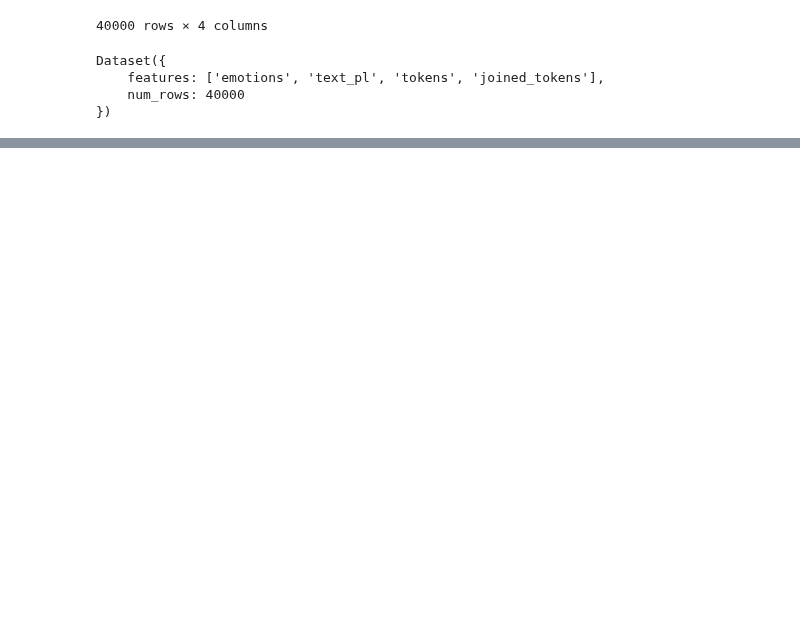
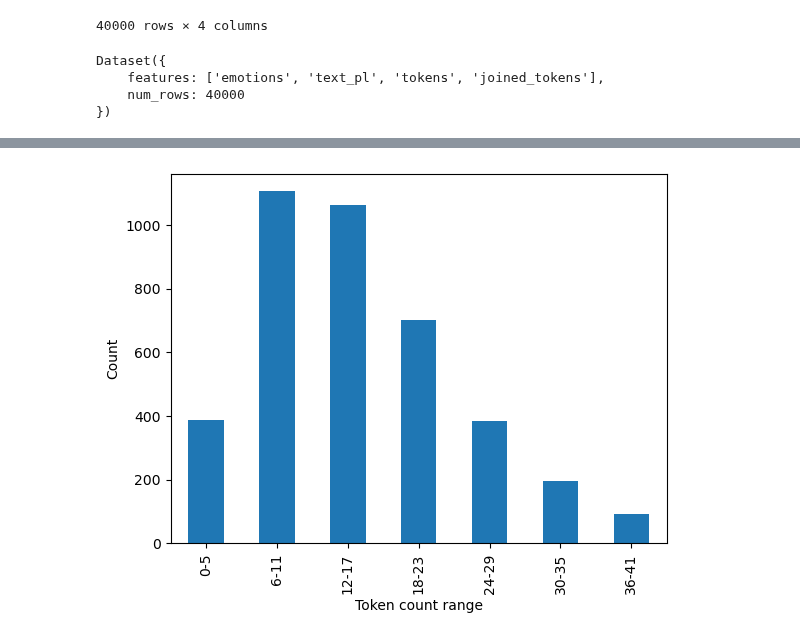
Before and after one commit to arsemi337/nlp-models, a Jupyter notebook: notebooks/emotions_pl_word2vec_external.ipynb, the cells around one changed output, grey strips where cells are left out. Drawn from its saved outputs; the diff is of its cells as text; code cells hidden in the pictures; blank space fills up the shorter version.

```diff
--- a/notebooks/emotions_pl_word2vec_external.ipynb
+++ b/notebooks/emotions_pl_word2vec_external.ipynb
@@ -228,0 +250,5 @@ INFO:tensorflow:Assets written to: ../../trained_models\emotions_pl_word2vec_ext
+# %%
+test_df = pd.DataFrame(
+    list(zip(test_dataset['text_pl'], test_dataset['emotions'], class_preds)),
+    columns=['text_pl', 'emotions', 'prediction'])
+test_df
@@ -228,0 +269,18 @@ INFO:tensorflow:Assets written to: ../../trained_models\emotions_pl_word2vec_ext
+# %%
+def map_token_counts(row):
+    return len(row['text_pl'].split())
+
+def map_count_belonging(row, divider):
+    int_division_result = int(row['token_count'] / divider) + 1
+    lower_boundary = divider * int_division_result - divider
+    upper_boundary = divider * int_division_result - 1
+    return f"{lower_boundary}-{upper_boundary}"
+
+def map_correctly_predicted(row):
+    return int(row['emotions'] == row['prediction'])
+
+
+test_df['token_count'] = test_df.apply(lambda row: map_token_counts(row), axis=1)
+test_df['count_belonging'] = test_df.apply(lambda row: map_count_belonging(row, divider=6), axis=1)
+test_df['correctly_predicted'] = test_df.apply(lambda row: map_correctly_predicted(row), axis=1)
+test_df
@@ -228,0 +301,13 @@ INFO:tensorflow:Assets written to: ../../trained_models\emotions_pl_word2vec_ext
+# %%
+test_df = test_df.drop(test_df[test_df.token_count > 41].index)
+# %%
+test_df = test_df.sort_values(by=['token_count']).reset_index(drop=True)
+# %%
+data = test_df['count_belonging']
+data.value_counts(sort=False).plot.bar()
+plt.xlabel('Token count range')
+plt.ylabel('Count')
+plt.savefig(os.path.join(figures_dir, f'{training_name}_counts_per_range.png'))
+plt.show()
+# %% [output]
+[figure, added]
```
Also changed, not shown: parts of 28 cells of this notebook, 19 other files.
